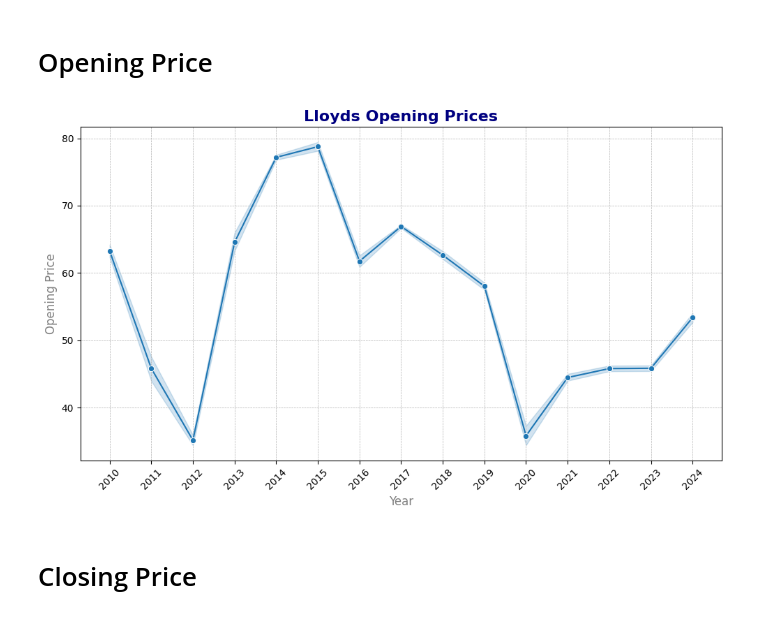
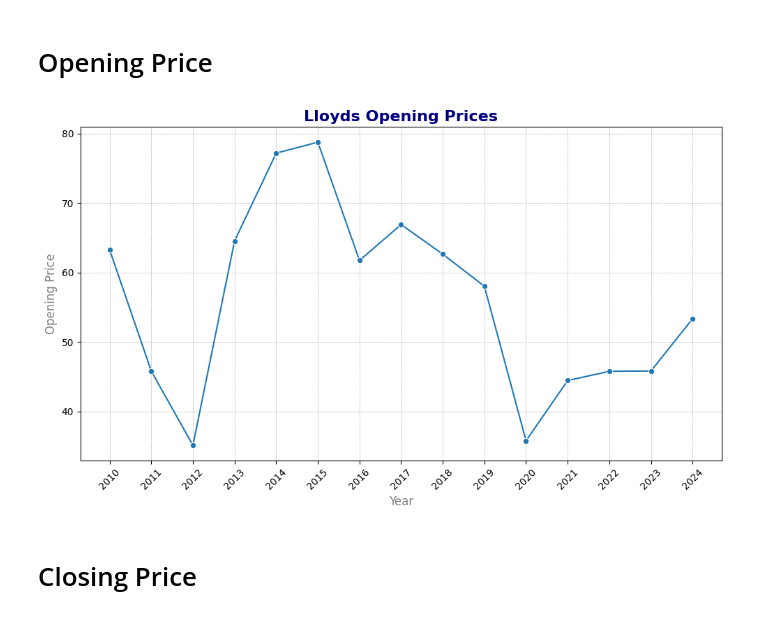
Before and after one commit to Dhavalkumar510/Final_Year_Project_UH, a Jupyter notebook: Final_Year_Project_UH.ipynb, the cells around one changed output. Drawn from its saved outputs; the diff is of its cells as text; code cells hidden in the pictures.

```diff
--- a/Final_Year_Project_UH.ipynb
+++ b/Final_Year_Project_UH.ipynb
@@ -112,22 +112,23 @@ data.to_csv("Lloyds_Bank_Data.csv")
 # %%
 data.index = pd.to_datetime(data.index, format='%d-%m-%Y')
 years = data.index.year
 
 # Plot Opening Prices
 plt.figure(figsize=(10, 6))
-sns.lineplot(x=years, y=data['Open'].values.ravel(), color='#1f77b4', marker='o')
+sns.lineplot(x=years, y=data['Open'].values.ravel(),
+             color='#1f77b4', marker='o', errorbar=None)
 plt.title('Lloyds Opening Prices', fontsize=16, color='navy', weight='bold')
 plt.xlabel('Year', fontsize=12, color='gray')
 plt.ylabel('Opening Price', fontsize=12, color='gray')
 
 # Set x-ticks to show unique years
 plt.xticks(ticks=range(years.min(), years.max() + 1), rotation=45)
 
 plt.grid(visible=True, linestyle='--', linewidth=0.5)
 plt.tight_layout()
 plt.show()
 # %% [output]
-[figure, old version]
+[figure, new version]
 # %% [markdown]
 # Closing Price
 # %%
```
Also changed, not shown: parts of 24 cells of this notebook.
